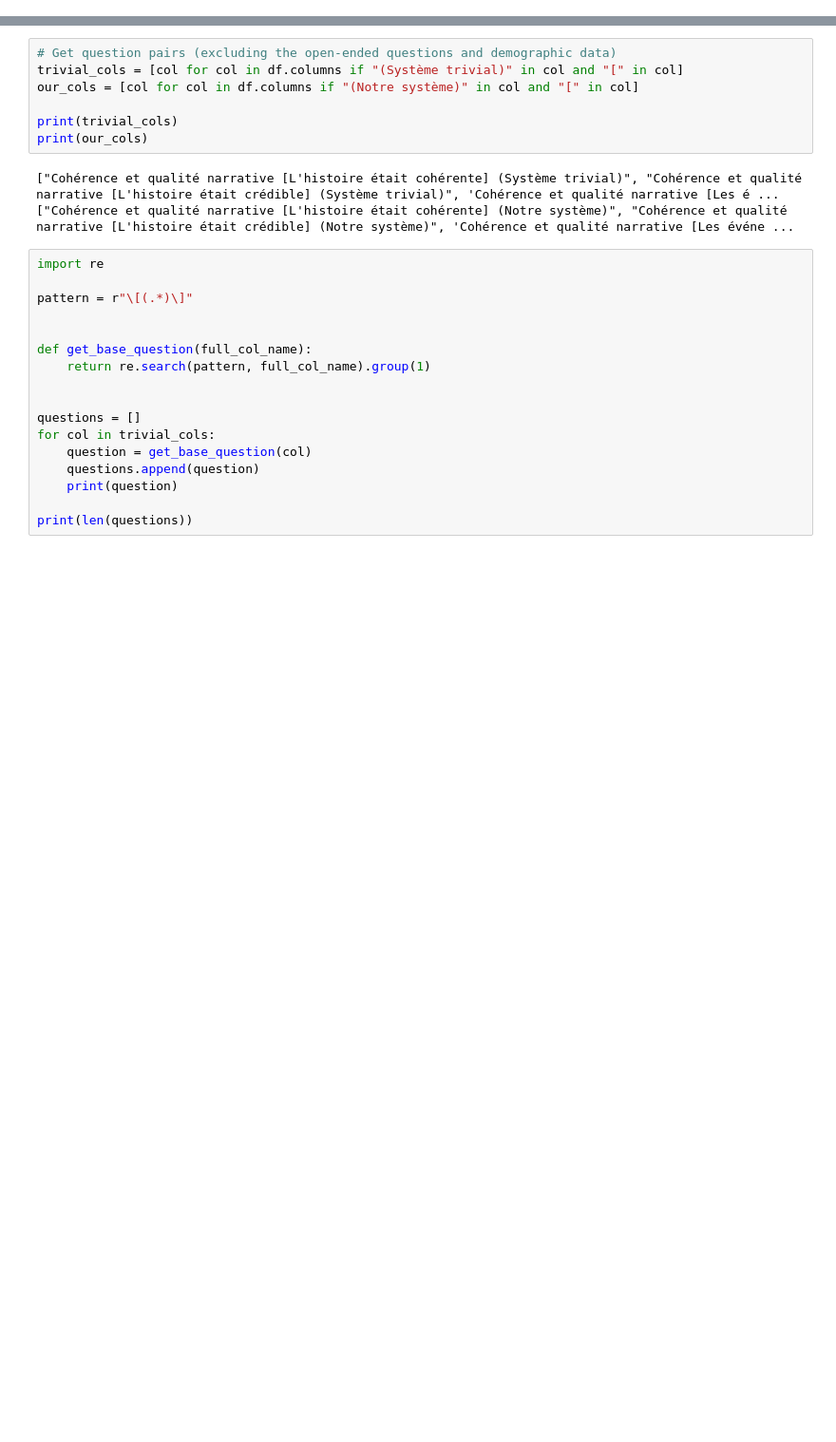
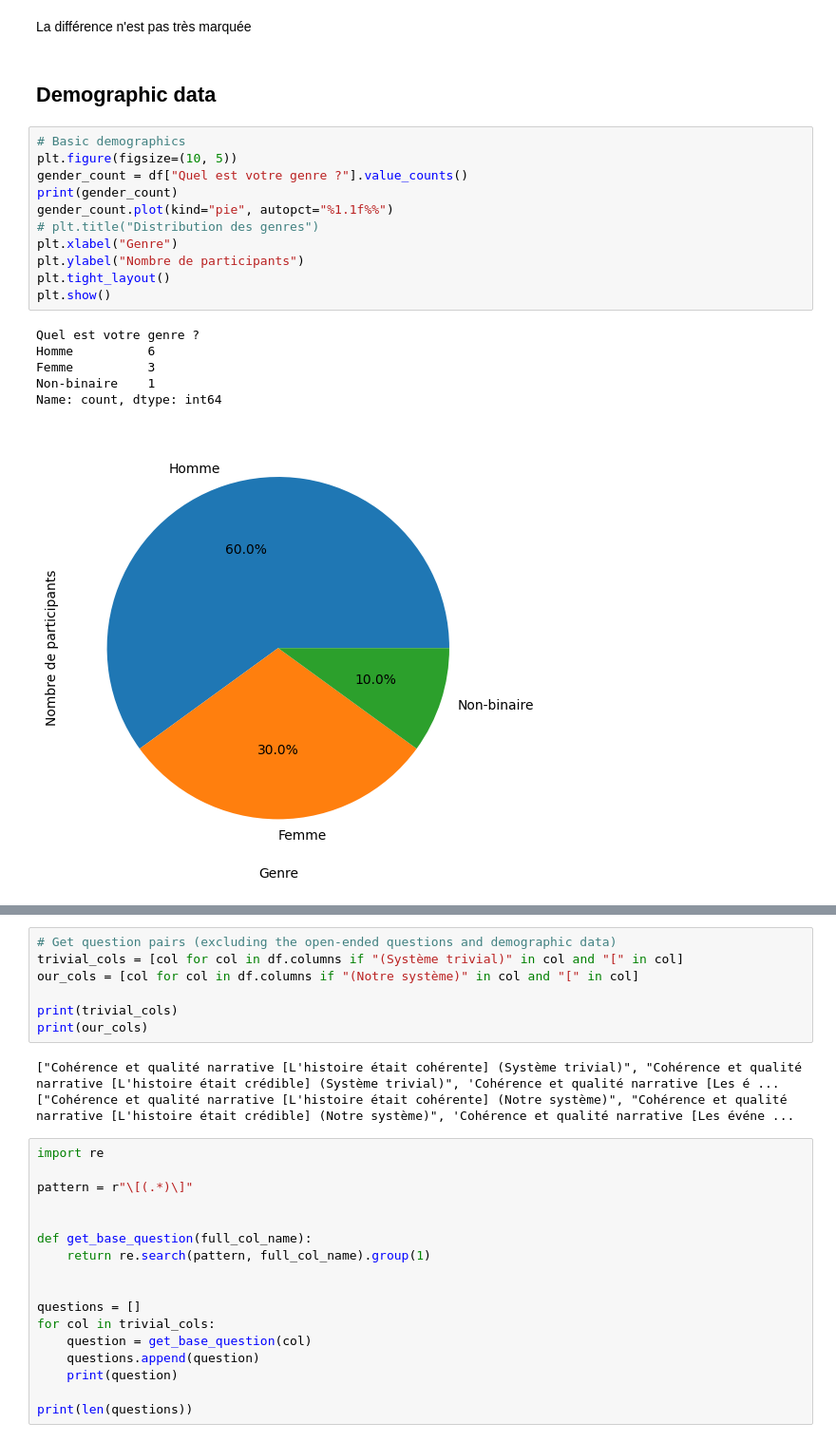
Before and after one commit to florian-rieder/procedural-stories, a Jupyter notebook: analysis/visualize_results.ipynb, the cells around one changed output, grey strips where cells are left out. Shown at 95% size. Saved outputs shown, nothing was run; the diff lists cells and outputs as text; blank space fills up the shorter version.

```diff
--- a/analysis/visualize_results.ipynb
+++ b/analysis/visualize_results.ipynb
@@ -80,0 +77,22 @@ plt.show()
+# %% [markdown]
+La différence n'est pas très marquée
+# %% [markdown]
+## Demographic data
+# %%
+# Basic demographics
+plt.figure(figsize=(10, 5))
+gender_count = df["Quel est votre genre ?"].value_counts()
+print(gender_count)
+gender_count.plot(kind="pie", autopct="%1.1f%%")
+# plt.title("Distribution des genres")
+plt.xlabel("Genre")
+plt.ylabel("Nombre de participants")
+plt.tight_layout()
+plt.show()
+# %% [output]
+Quel est votre genre ?
+Homme          6
+Femme          3
+Non-binaire    1
+Name: count, dtype: int64
+[figure, added]
```
Also changed, not shown: parts of 11 cells of this notebook, 17 other files.
